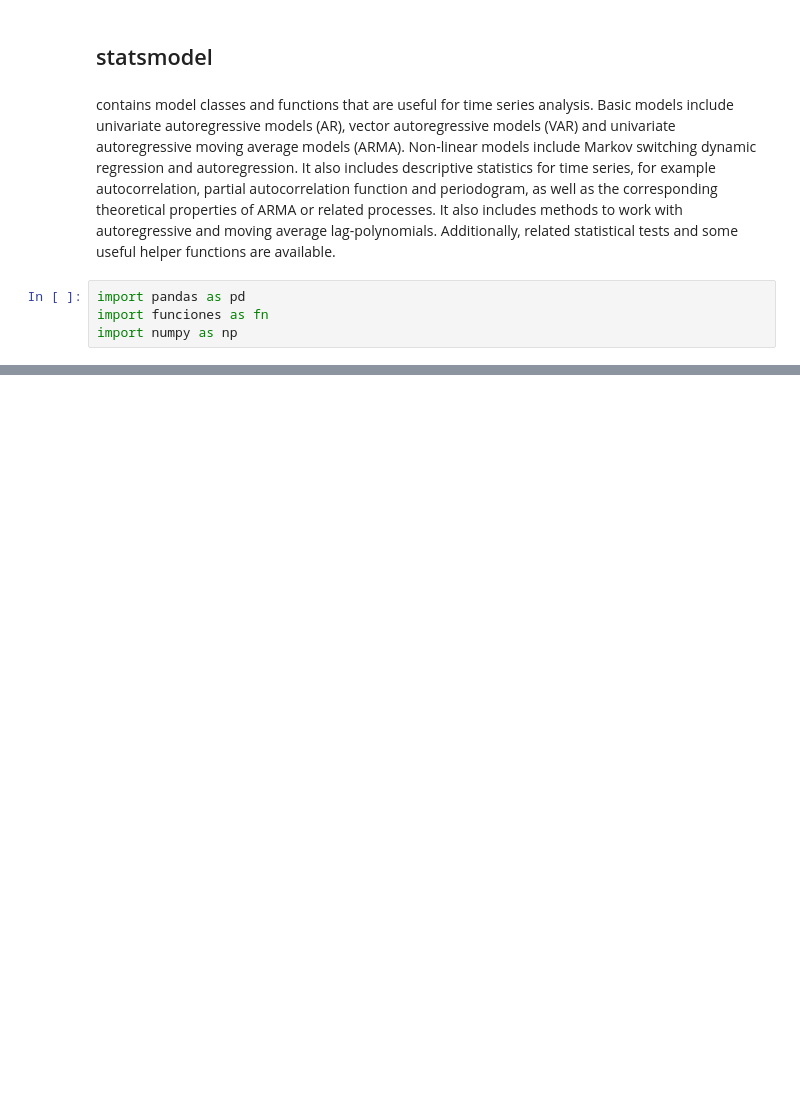
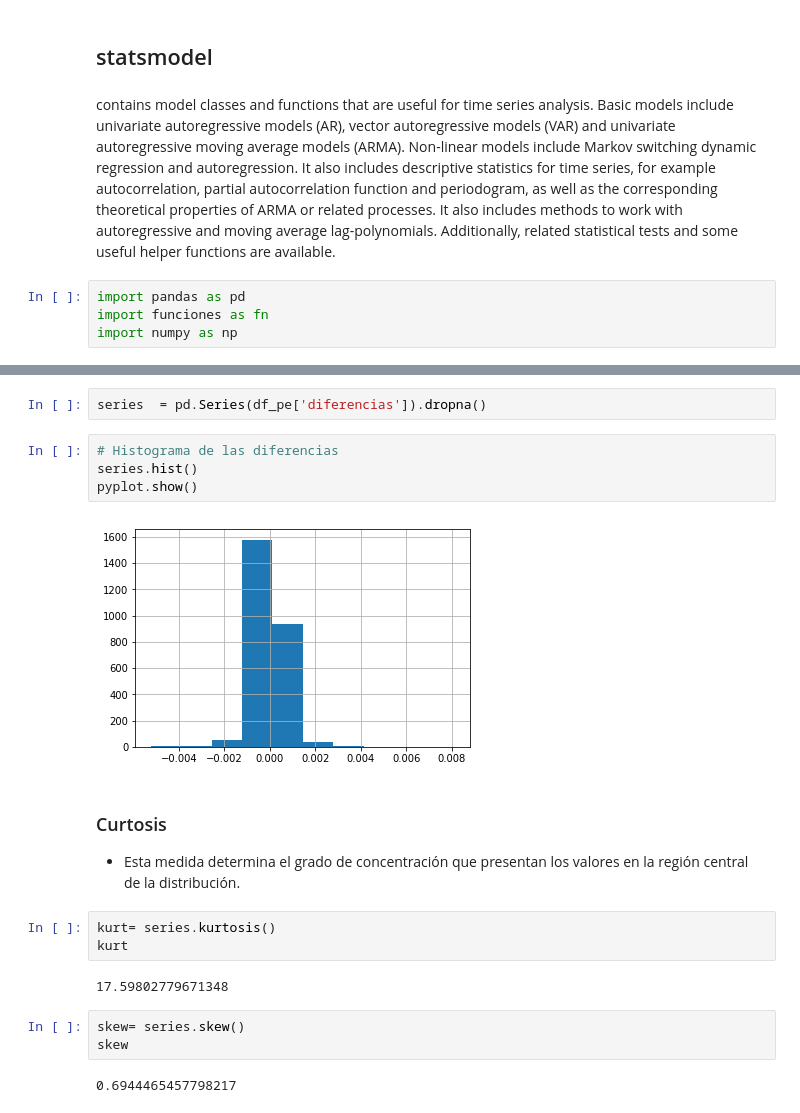
Before and after one commit to violetarcia/PAP_Features, a Jupyter notebook: PAP_mariana.ipynb, the cells around one changed output, grey strips where cells are left out. Cells and saved outputs as stored; diff of their text form; blank space fills up the shorter version.

```diff
--- a/PAP_mariana.ipynb
+++ b/PAP_mariana.ipynb
@@ -60,0 +109,21 @@ df_pe[["TimeStamp",'diferencias']]
+# %%
+series  = pd.Series(df_pe['diferencias']).dropna()
+# %%
+# Histograma de las diferencias
+series.hist()
+pyplot.show()
+# %% [output]
+[figure, added]
+# %% [markdown]
+### Curtosis
+ - Esta medida determina el grado de concentración que presentan los valores en la región central de la distribución.
+# %%
+kurt= series.kurtosis()
+kurt
+# %% [output]
+17.59802779671348
+# %%
+skew= series.skew()
+skew
+# %% [output]
+0.6944465457798217
```
Also changed, not shown: parts of 25 cells of this notebook.
